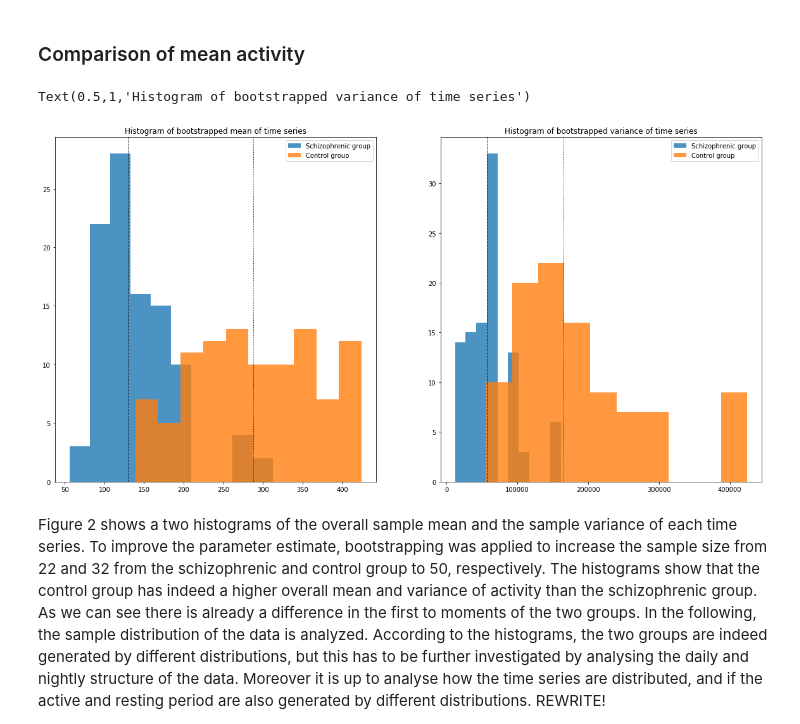
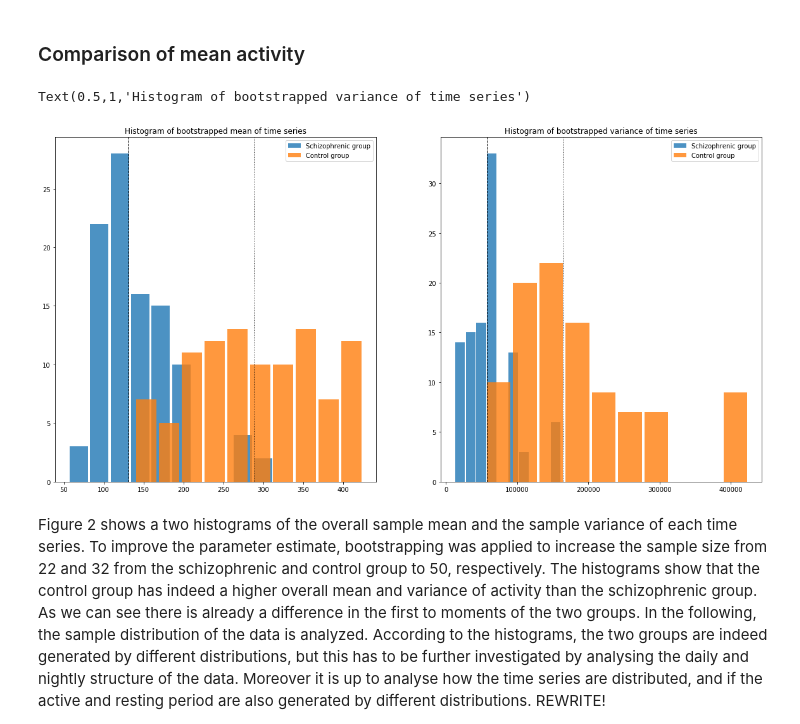
Before and after one commit to matthiasboeker/Shizophrenia_Depression_Project-, a Jupyter notebook: Notebooks/Schizophrenia_ts_explorative.ipynb, the cells around one changed output. Drawn from its saved outputs; the diff is of its cells as text; code cells hidden in the pictures.

```diff
--- a/Notebooks/Schizophrenia_ts_explorative.ipynb
+++ b/Notebooks/Schizophrenia_ts_explorative.ipynb
@@ -86,22 +86,22 @@ boot_var_p = resample(var_p, replace = True, n_samples = 100, random_state=0 )
 boot_var_c = resample(var_c, replace = True, n_samples = 100, random_state=0 )
 # %%
 fig, (ax0, ax1) = plt.subplots(1, 2, figsize=(20, 10))
-ax0.hist(boot_p, alpha=0.8,bins= 10 ,label = 'Schizophrenic group')
-ax0.hist(boot_c, alpha=0.8,bins= 10 ,label = 'Control group')
+ax0.hist(boot_p, alpha=0.8,bins= 10 ,label = 'Schizophrenic group', rwidth=0.9)
+ax0.hist(boot_c, alpha=0.8,bins= 10 ,label = 'Control group', rwidth=0.9)
 ax0.axvline(np.median(boot_p), color='k', linestyle='dashed', linewidth=1)
 ax0.axvline(np.median(boot_c), color='k', linestyle='dotted', linewidth=1)
 ax0.legend()
 ax0.set_title("Histogram of bootstrapped mean of time series")
 
-ax1.hist(boot_var_p, alpha=0.8,bins= 10 ,label = 'Schizophrenic group')
-ax1.hist(boot_var_c, alpha=0.8,bins= 10 ,label = 'Control group')
+ax1.hist(boot_var_p, alpha=0.8,bins= 10 ,label = 'Schizophrenic group', rwidth=0.9)
+ax1.hist(boot_var_c, alpha=0.8,bins= 10 ,label = 'Control group', rwidth=0.9)
 ax1.axvline(np.median(boot_var_p), color='k', linestyle='dashed', linewidth=1)
 ax1.axvline(np.median(boot_var_c), color='k', linestyle= 'dotted', linewidth=1)
 ax1.legend()
 ax1.set_title("Histogram of bootstrapped variance of time series")
 # %% [output]
 Text(0.5,1,'Histogram of bootstrapped variance of time series')
-[figure, old version]
+[figure, new version]
 # %% [markdown]
 Figure 2 shows a two histograms of the overall sample mean and the sample variance of each time series. To improve the parameter estimate, bootstrapping was applied to increase the sample size from 22 and 32 from the schizophrenic and control group to 50, respectively.
 The histograms show that the control group has indeed a higher overall mean and variance of activity than the schizophrenic group.
```
Also changed, not shown: parts of 22 cells of this notebook.
